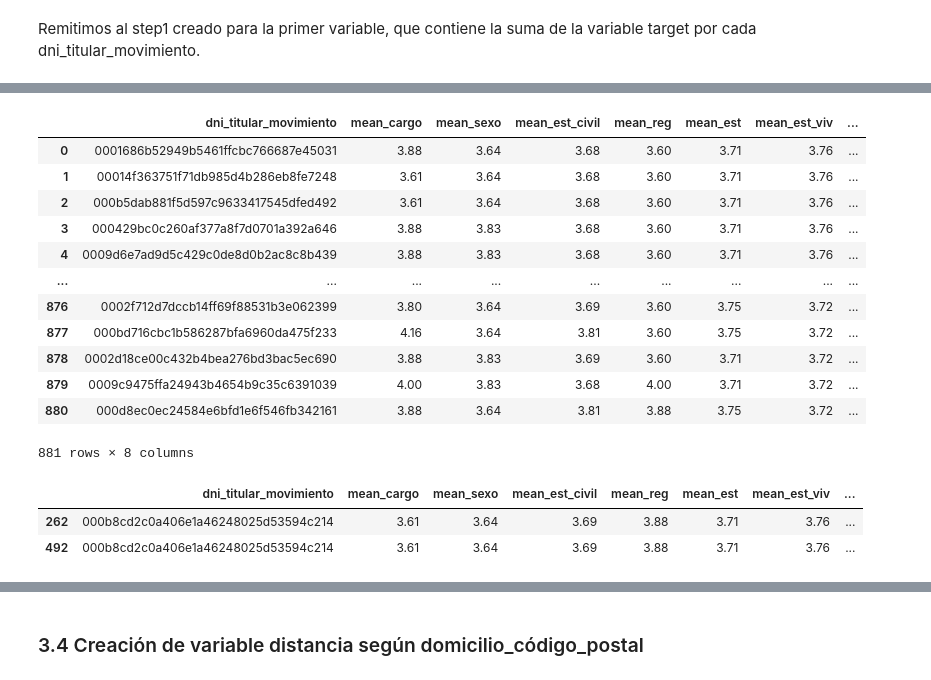
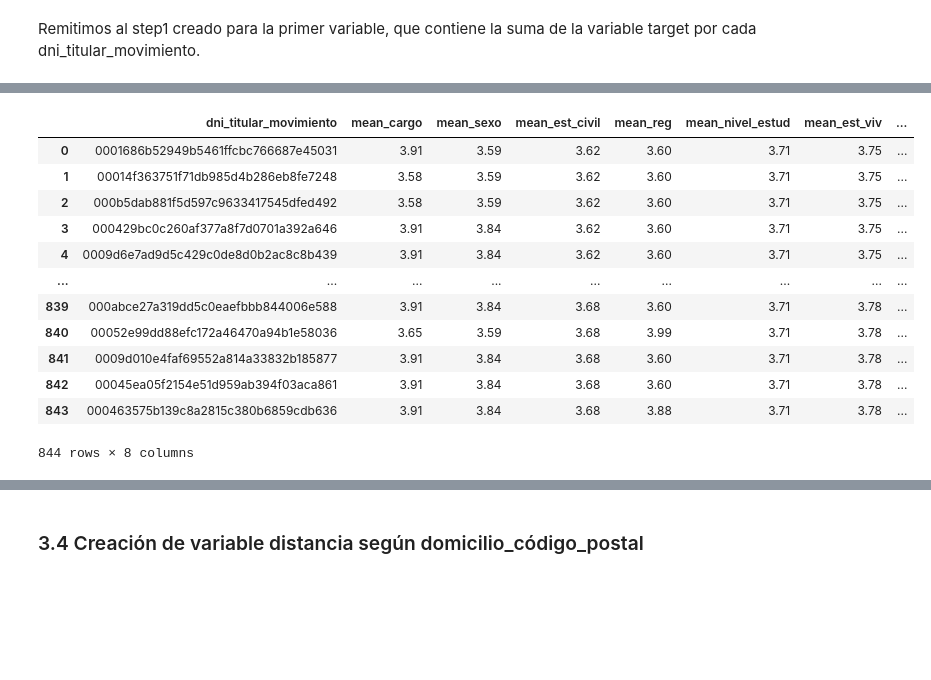
Before and after one commit to JIBarrionuevoGaltier/DiploDatos_2021_Mentoria_Grupo_2, a Jupyter notebook: notebooks_tp5/Preprocesamiento.ipynb, the cells around one changed output, grey strips where cells are left out. Saved outputs shown, nothing was run; the diff lists cells and outputs as text; code cells hidden in the pictures; blank space fills up the shorter version.

```diff
--- a/notebooks_tp5/Preprocesamiento.ipynb
+++ b/notebooks_tp5/Preprocesamiento.ipynb
@@ -901,10 +916,7 @@ df_final.tipo_producto_tarjeta_movimiento = df_final.tipo_producto_tarjeta_movim
 df_final.moneda_movimiento = df_final.moneda_movimiento.replace(dic_monedas)
 
 df_final = df_final.rename({'domicilio_codigo_postal': 'client_domicilio_codigo_postal',
-                            'edad_cliente': 'client_edad', 'antig_cliente': 'client_antig',
-                            'sexo_descripcion': 'cat_sexo' , 'cargo_sector_desc_hist': 'cat_sect',
-                            'estado_civil_cat': 'cat_esta_civi', 'region': 'cat_reg','nivel_estudio_descripcion_histo':'cat_est',
-                            'rel_vivienda_descripcion_histo': 'cat_viv', 'client_edad_cat': 'cat_edad'}, axis=1)
+                            'edad_cliente': 'client_edad', 'antig_cliente': 'client_antig'}, axis=1)
 # %%
 # A efectos de corroborar la cantidad de columnas de nuestra matriz
 
@@ -1364,7 +1354,7 @@ step1
 | 843 | 000f0b73ebfa002a79a0642b82e87919904 | 3 |
 844 rows × 2 columns
 # %%
-df_obj = df_obj.merge(step1,
+df_cliente = df_cliente.merge(step1,
              left_on=['dni_titular_movimiento'],
              right_on=['dni_titular_movimiento',])
-df_obj
+df_cliente
@@ -1371,5 +1388,4 @@ df_obj
 # %%
-#frecuencia de la categoria
-step2 = df_obj[['cat_sect', 'dni_titular_movimiento']].drop_duplicates().groupby(['cat_sect']).size().reset_index(name='count_of_target').sort_values(by='count_of_target')
+step2 = df_cliente[['cargo_sector_desc_hist', 'dni_titular_movimiento']].groupby(['cargo_sector_desc_hist']).size().reset_index(name='count_of_target').sort_values(by='count_of_target')
 step2
 # %% [output]
@@ -1846,4 +1880,4 @@ print(step3['count_of_target'].sum(), step3['sum_of_target'].sum())
 # %%
-step3['mean_est'] = (step3.sum_of_target / step3.count_of_target).round(2)
+step3['mean_nivel_estud'] = (step3.sum_of_target / step3.count_of_target).round(2)
 step3
 # %% [output]
@@ -2110,27 +2144,21 @@ df_cliente
 # %%
 df_enc_cliente = df_cliente[['dni_titular_movimiento','mean_cargo','mean_sexo',
-            'mean_est_civil','mean_reg', 'mean_est','mean_est_viv', 'mean_edad']]
+            'mean_est_civil','mean_reg', 'mean_nivel_estud','mean_est_viv', 'mean_edad']]
 df_enc_cliente
 # %% [output]
-|  | dni_titular_movimiento | mean_cargo | mean_sexo | mean_est_civil | mean_reg | mean_est | mean_est_viv | ... |
-| 0 | 0001686b52949b5461ffcbc766687e45031 | 3.88 | 3.64 | 3.68 | 3.60 | 3.71 | 3.76 | ... |
-| 1 | 00014f363751f71db985d4b286eb8fe7248 | 3.61 | 3.64 | 3.68 | 3.60 | 3.71 | 3.76 | ... |
-| 2 | 000b5dab881f5d597c9633417545dfed492 | 3.61 | 3.64 | 3.68 | 3.60 | 3.71 | 3.76 | ... |
-| 3 | 000429bc0c260af377a8f7d0701a392a646 | 3.88 | 3.83 | 3.68 | 3.60 | 3.71 | 3.76 | ... |
-| 4 | 0009d6e7ad9d5c429c0de8d0b2ac8c8b439 | 3.88 | 3.83 | 3.68 | 3.60 | 3.71 | 3.76 | ... |
+|  | dni_titular_movimiento | mean_cargo | mean_sexo | mean_est_civil | mean_reg | mean_nivel_estud | mean_est_viv | ... |
+| 0 | 0001686b52949b5461ffcbc766687e45031 | 3.91 | 3.59 | 3.62 | 3.60 | 3.71 | 3.75 | ... |
+| 1 | 00014f363751f71db985d4b286eb8fe7248 | 3.58 | 3.59 | 3.62 | 3.60 | 3.71 | 3.75 | ... |
+| 2 | 000b5dab881f5d597c9633417545dfed492 | 3.58 | 3.59 | 3.62 | 3.60 | 3.71 | 3.75 | ... |
+| 3 | 000429bc0c260af377a8f7d0701a392a646 | 3.91 | 3.84 | 3.62 | 3.60 | 3.71 | 3.75 | ... |
+| 4 | 0009d6e7ad9d5c429c0de8d0b2ac8c8b439 | 3.91 | 3.84 | 3.62 | 3.60 | 3.71 | 3.75 | ... |
 | ... | ... | ... | ... | ... | ... | ... | ... | ... |
-| 876 | 0002f712d7dccb14ff69f88531b3e062399 | 3.80 | 3.64 | 3.69 | 3.60 | 3.75 | 3.72 | ... |
-| 877 | 000bd716cbc1b586287bfa6960da475f233 | 4.16 | 3.64 | 3.81 | 3.60 | 3.75 | 3.72 | ... |
-| 878 | 0002d18ce00c432b4bea276bd3bac5ec690 | 3.88 | 3.83 | 3.69 | 3.60 | 3.71 | 3.72 | ... |
-| 879 | 0009c9475ffa24943b4654b9c35c6391039 | 4.00 | 3.83 | 3.68 | 4.00 | 3.71 | 3.72 | ... |
-| 880 | 000d8ec0ec24584e6bfd1e6f546fb342161 | 3.88 | 3.64 | 3.81 | 3.88 | 3.75 | 3.72 | ... |
+| 839 | 000abce27a319dd5c0eaefbbb844006e588 | 3.91 | 3.84 | 3.68 | 3.60 | 3.71 | 3.78 | ... |
+| 840 | 00052e99dd88efc172a46470a94b1e58036 | 3.65 | 3.59 | 3.68 | 3.99 | 3.71 | 3.78 | ... |
+| 841 | 0009d010e4faf69552a814a33832b185877 | 3.91 | 3.84 | 3.68 | 3.60 | 3.71 | 3.78 | ... |
+| 842 | 00045ea05f2154e51d959ab394f03aca861 | 3.91 | 3.84 | 3.68 | 3.60 | 3.71 | 3.78 | ... |
+| 843 | 000463575b139c8a2815c380b6859cdb636 | 3.91 | 3.84 | 3.68 | 3.88 | 3.71 | 3.78 | ... |
-881 rows × 8 columns
+844 rows × 8 columns
-# %%
-df_enc_cliente[df_enc_cliente['dni_titular_movimiento'] == '000b8cd2c0a406e1a46248025d53594c214']
-# %% [output]
-|  | dni_titular_movimiento | mean_cargo | mean_sexo | mean_est_civil | mean_reg | mean_est | mean_est_viv | ... |
-| 262 | 000b8cd2c0a406e1a46248025d53594c214 | 3.61 | 3.64 | 3.69 | 3.88 | 3.71 | 3.76 | ... |
-| 492 | 000b8cd2c0a406e1a46248025d53594c214 | 3.61 | 3.64 | 3.69 | 3.88 | 3.71 | 3.76 | ... |
 # %%
 df_obj = df_obj.merge(df_enc_cliente,
              left_on=['dni_titular_movimiento'],
```
Also changed, not shown: parts of 100 cells of this notebook, 2 other files.
